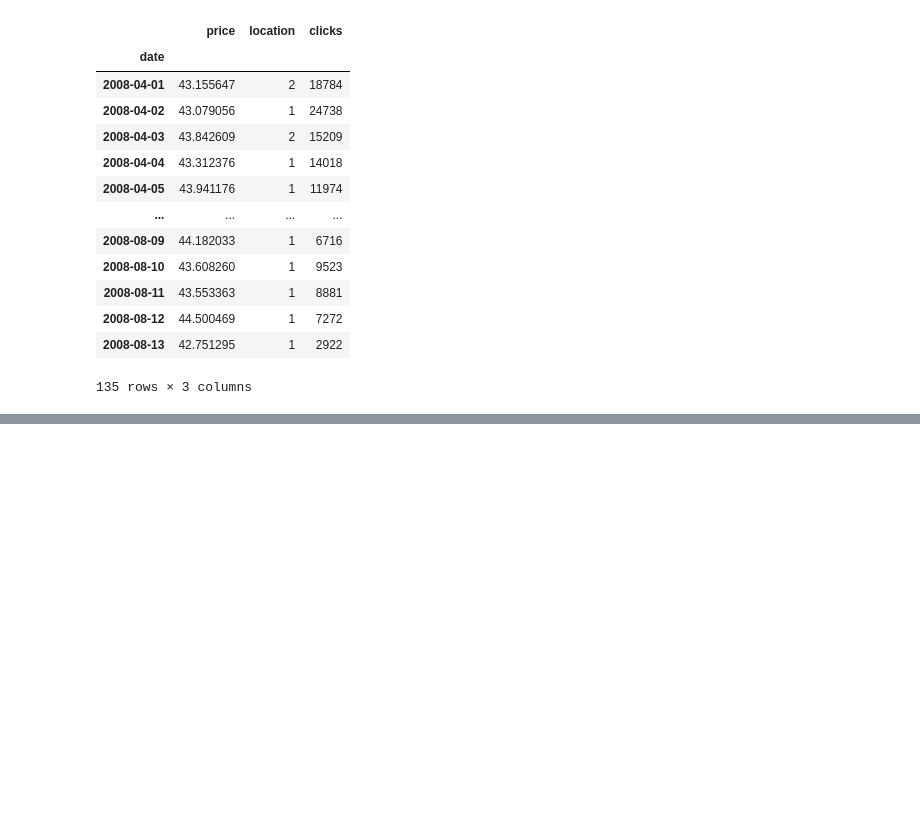
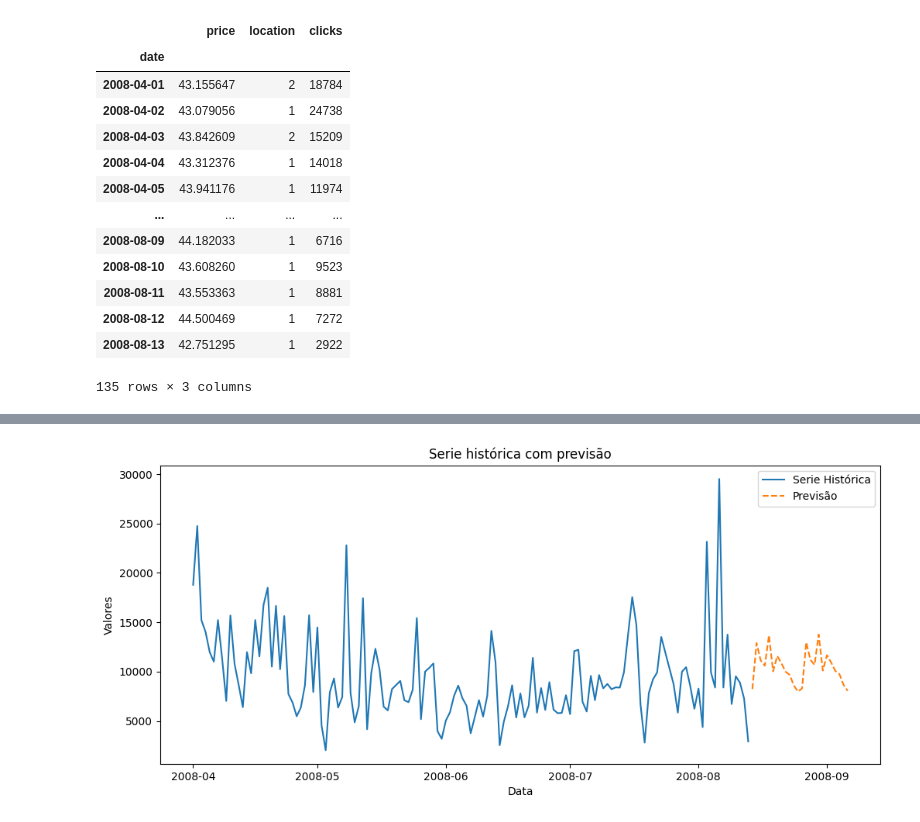
Before and after one commit to danielrferreira/classes, a Jupyter notebook: ASN/Séries Temporais/preparacao/Aula 7.ipynb, the cells around one changed output, grey strips where cells are left out. Saved outputs shown, nothing was run; the diff lists cells and outputs as text; code cells hidden in the pictures; blank space fills up the shorter version.

```diff
--- a/ASN/Séries Temporais/preparacao/Aula 7.ipynb
+++ b/ASN/Séries Temporais/preparacao/Aula 7.ipynb
@@ -32,4 +33,4 @@ df
 | 2008-08-13 | 42.751295 | 1 | 2922 |
 135 rows × 3 columns
 # %%
-model2 = SARIMAX(df['clicks'], order = (0,1,1), seasonal_order=(0,1,1,12), exog=df['price']).fit()
+model1 = SARIMAX(df['clicks'], order = (0,1,1), seasonal_order=(0,1,1,12), exog=df['price']).fit(disp=False)
@@ -54,0 +60,7 @@ STOP: TOTAL NO. of ITERATIONS REACHED LIMIT
+# %%
+preco_f = [45]*24
+# %%
+previsao1 = model1.get_forecast(steps=24, exog=preco_f).predicted_mean
+plot_forecast(df['clicks'], previsao1)
+# %% [output]
+[figure, added]
```
Also changed, not shown: parts of 10 cells of this notebook.
